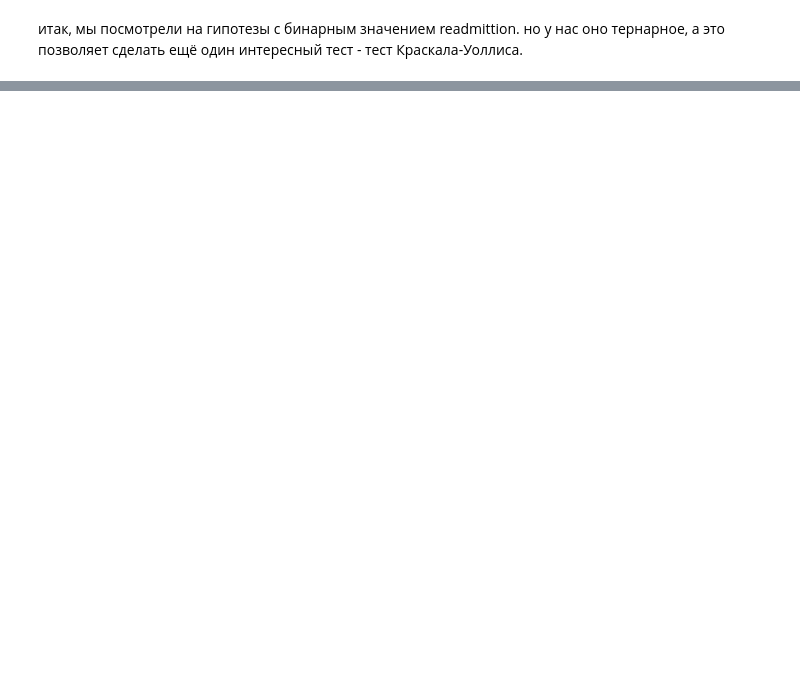
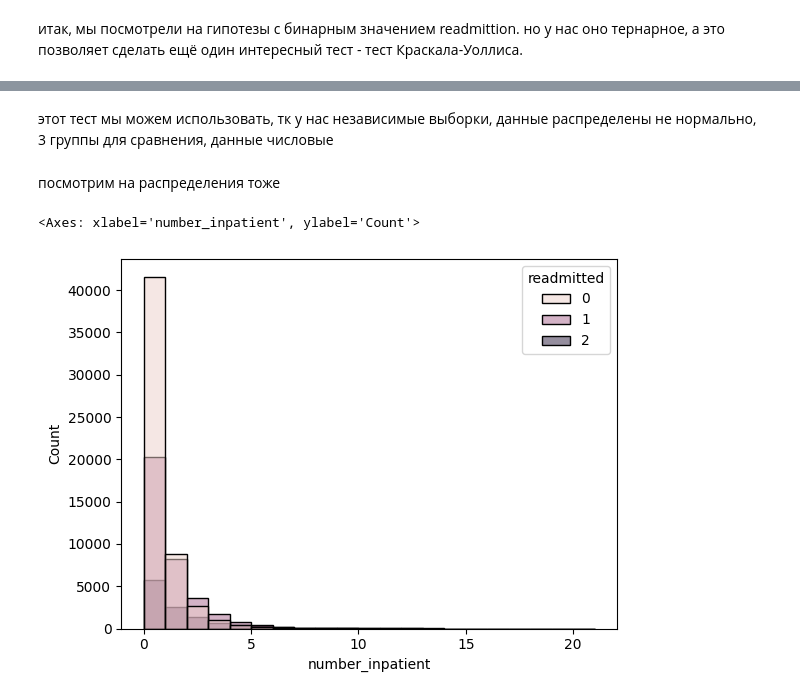
Before and after one commit to TimWHitee/gp_4_AB, a Jupyter notebook: hospitals_hypoteses.ipynb, the cells around one changed output, grey strips where cells are left out. Cells and saved outputs as stored; diff of their text form; code cells hidden in the pictures; blank space fills up the shorter version.

```diff
--- a/hospitals_hypoteses.ipynb
+++ b/hospitals_hypoteses.ipynb
@@ -278,0 +305,2 @@ MannwhitneyuResult(statistic=np.float64(1572533986.0), pvalue=np.float64(0.0))
+# %% [markdown]
+этот тест мы можем использовать, тк у нас независимые выборки, данные распределены не нормально, 3 группы для сравнения, данные числовые
@@ -278,0 +311,7 @@ MannwhitneyuResult(statistic=np.float64(1572533986.0), pvalue=np.float64(0.0))
+# %% [markdown]
+посмотрим на распределения тоже
+# %%
+sns.histplot(df, x='number_inpatient', hue='readmitted', binwidth=1)
+# %% [output]
+<Axes: xlabel='number_inpatient', ylabel='Count'>
+[figure, added]
```
Also changed, not shown: parts of 25 cells of this notebook.
